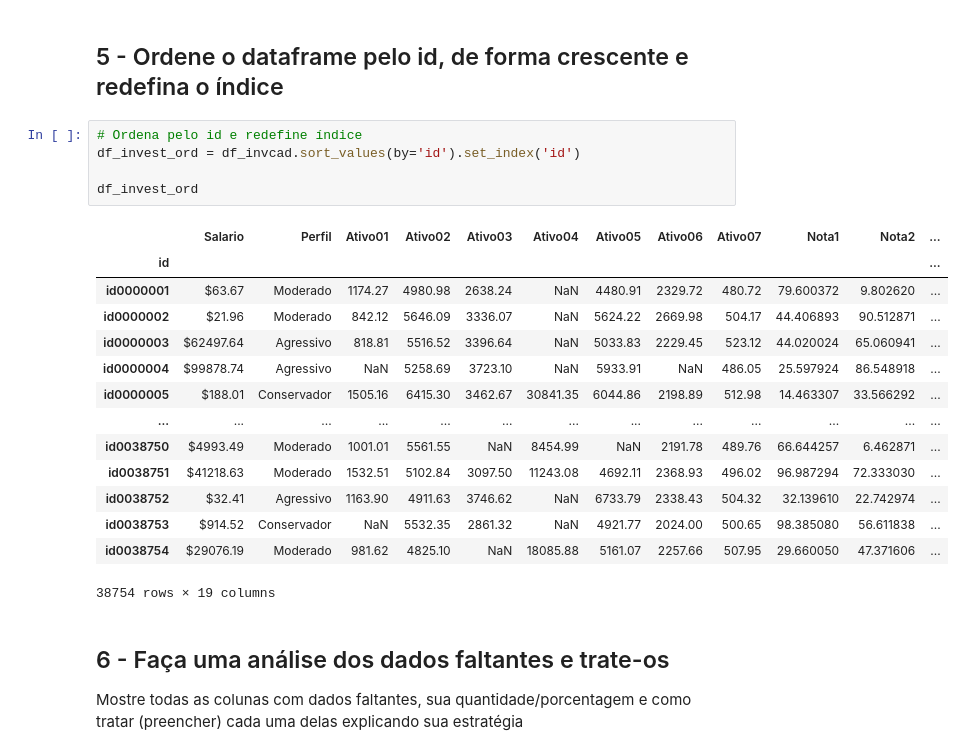
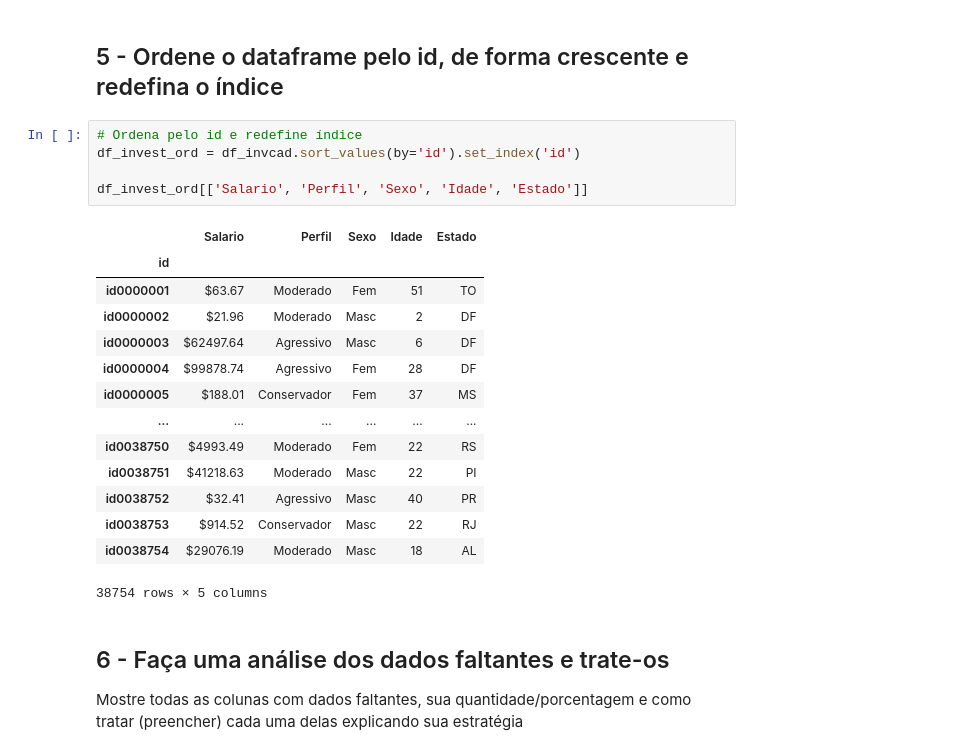
Before and after one commit to Rogerup/LC_Pandas_Proj1, a Jupyter notebook: proj1_pandas_notebook.ipynb, the cells around one changed output. Cells and saved outputs as stored; diff of their text form.

```diff
--- a/proj1_pandas_notebook.ipynb
+++ b/proj1_pandas_notebook.ipynb
@@ -176,23 +168,23 @@ Após merge   : 20
 # %%
 # Ordena pelo id e redefine índice
 df_invest_ord = df_invcad.sort_values(by='id').set_index('id')
 
-df_invest_ord
+df_invest_ord[['Salario', 'Perfil', 'Sexo', 'Idade', 'Estado']]
 # %% [output]
-|  | Salario | Perfil | Ativo01 | Ativo02 | Ativo03 | Ativo04 | Ativo05 | Ativo06 | Ativo07 | Nota1 | Nota2 | ... |
-| id |  |  |  |  |  |  |  |  |  |  |  | ... |
-| id0000001 | $63.67 | Moderado | 1174.27 | 4980.98 | 2638.24 | NaN | 4480.91 | 2329.72 | 480.72 | 79.600372 | 9.802620 | ... |
-| id0000002 | $21.96 | Moderado | 842.12 | 5646.09 | 3336.07 | NaN | 5624.22 | 2669.98 | 504.17 | 44.406893 | 90.512871 | ... |
-| id0000003 | $62497.64 | Agressivo | 818.81 | 5516.52 | 3396.64 | NaN | 5033.83 | 2229.45 | 523.12 | 44.020024 | 65.060941 | ... |
-| id0000004 | $99878.74 | Agressivo | NaN | 5258.69 | 3723.10 | NaN | 5933.91 | NaN | 486.05 | 25.597924 | 86.548918 | ... |
-| id0000005 | $188.01 | Conservador | 1505.16 | 6415.30 | 3462.67 | 30841.35 | 6044.86 | 2198.89 | 512.98 | 14.463307 | 33.566292 | ... |
-| ... | ... | ... | ... | ... | ... | ... | ... | ... | ... | ... | ... | ... |
-| id0038750 | $4993.49 | Moderado | 1001.01 | 5561.55 | NaN | 8454.99 | NaN | 2191.78 | 489.76 | 66.644257 | 6.462871 | ... |
-| id0038751 | $41218.63 | Moderado | 1532.51 | 5102.84 | 3097.50 | 11243.08 | 4692.11 | 2368.93 | 496.02 | 96.987294 | 72.333030 | ... |
-| id0038752 | $32.41 | Agressivo | 1163.90 | 4911.63 | 3746.62 | NaN | 6733.79 | 2338.43 | 504.32 | 32.139610 | 22.742974 | ... |
-| id0038753 | $914.52 | Conservador | NaN | 5532.35 | 2861.32 | NaN | 4921.77 | 2024.00 | 500.65 | 98.385080 | 56.611838 | ... |
-| id0038754 | $29076.19 | Moderado | 981.62 | 4825.10 | NaN | 18085.88 | 5161.07 | 2257.66 | 507.95 | 29.660050 | 47.371606 | ... |
+|  | Salario | Perfil | Sexo | Idade | Estado |
+| id |  |  |  |  |  |
+| id0000001 | $63.67 | Moderado | Fem | 51 | TO |
+| id0000002 | $21.96 | Moderado | Masc | 2 | DF |
+| id0000003 | $62497.64 | Agressivo | Masc | 6 | DF |
+| id0000004 | $99878.74 | Agressivo | Fem | 28 | DF |
+| id0000005 | $188.01 | Conservador | Fem | 37 | MS |
+| ... | ... | ... | ... | ... | ... |
+| id0038750 | $4993.49 | Moderado | Fem | 22 | RS |
+| id0038751 | $41218.63 | Moderado | Masc | 22 | PI |
+| id0038752 | $32.41 | Agressivo | Masc | 40 | PR |
+| id0038753 | $914.52 | Conservador | Masc | 22 | RJ |
+| id0038754 | $29076.19 | Moderado | Masc | 18 | AL |
-38754 rows × 19 columns
+38754 rows × 5 columns
 # %% [markdown]
 ## 6 - Faça uma análise dos dados faltantes e trate-os
 
```
Also changed, not shown: parts of 1 cell of this notebook.
